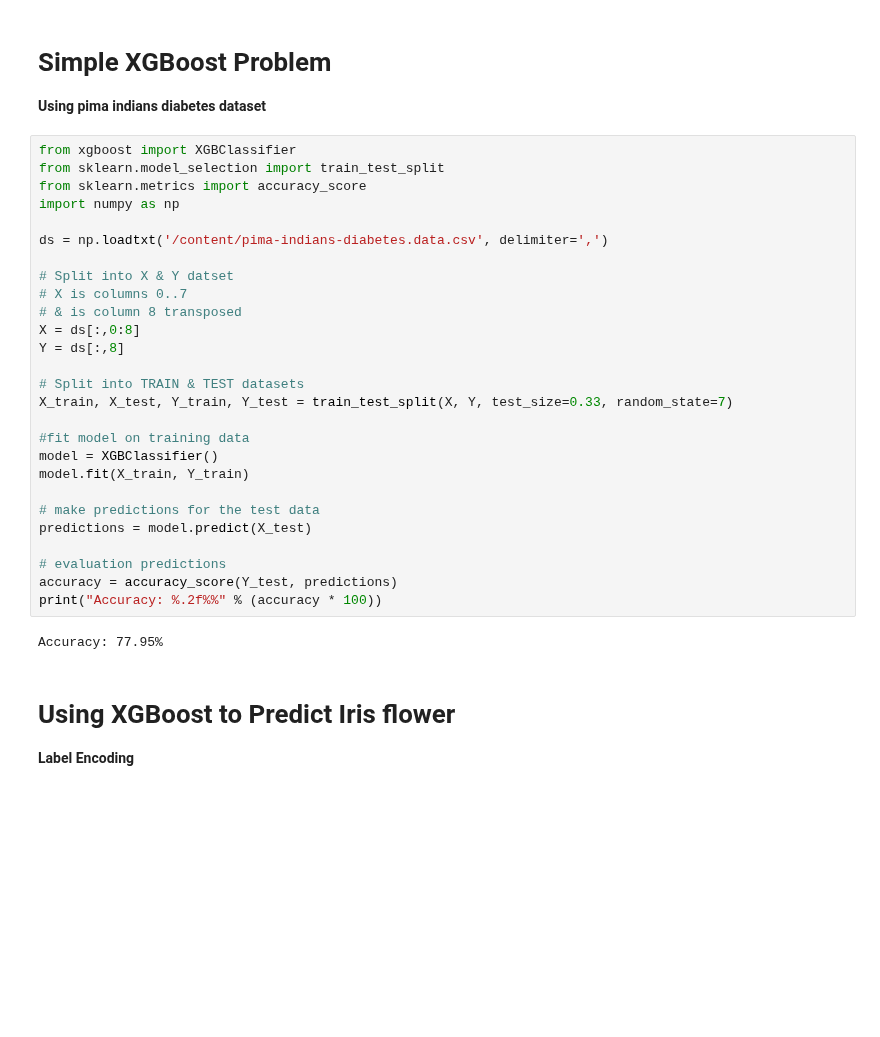
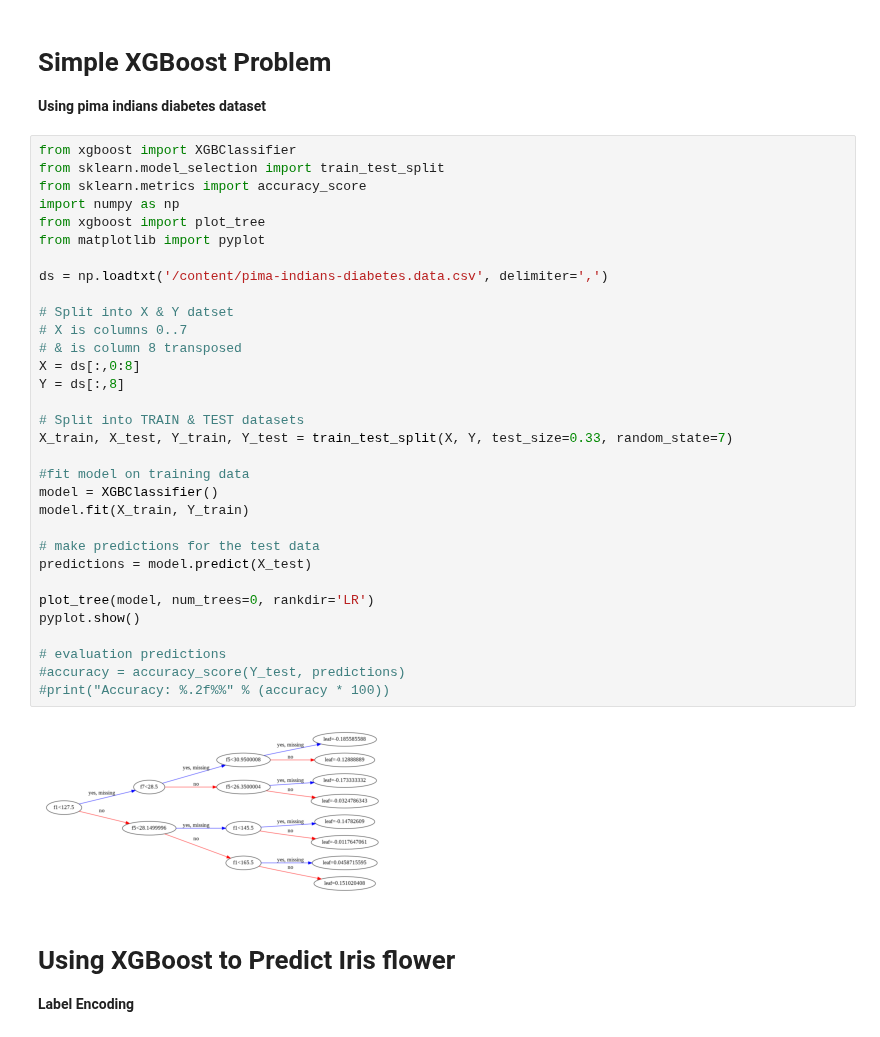
Before and after one commit to kenneth-craig/academyPub, a Jupyter notebook: ML-XGBoost.ipynb, the cells around one changed output. Cells and saved outputs as stored; diff of their text form; blank space fills up the shorter version.

```diff
--- a/ML-XGBoost.ipynb
+++ b/ML-XGBoost.ipynb
@@ -23,32 +41,37 @@ datasets-uci-breast-cancer.csv  horse-colic.csv  sample_data
 # %%
 from xgboost import XGBClassifier
 from sklearn.model_selection import train_test_split
 from sklearn.metrics import accuracy_score
 import numpy as np
+from xgboost import plot_tree
+from matplotlib import pyplot
 
 ds = np.loadtxt('/content/pima-indians-diabetes.data.csv', delimiter=',')
 
 # Split into X & Y datset
 # X is columns 0..7
 # & is column 8 transposed
 X = ds[:,0:8]
 Y = ds[:,8]
 
 # Split into TRAIN & TEST datasets
 X_train, X_test, Y_train, Y_test = train_test_split(X, Y, test_size=0.33, random_state=7)
 
 #fit model on training data
 model = XGBClassifier()
 model.fit(X_train, Y_train)
 
 # make predictions for the test data
 predictions = model.predict(X_test)
 
+plot_tree(model, num_trees=0, rankdir='LR')
+pyplot.show()
+
 # evaluation predictions
-accuracy = accuracy_score(Y_test, predictions)
-print("Accuracy: %.2f%%" % (accuracy * 100))
+#accuracy = accuracy_score(Y_test, predictions)
+#print("Accuracy: %.2f%%" % (accuracy * 100))
 # %% [output]
-Accuracy: 77.95%
+[figure, added]
 # %% [markdown]
 # Using XGBoost to Predict Iris flower
 **Label Encoding**
```
Also changed, not shown: parts of 4 cells of this notebook.
